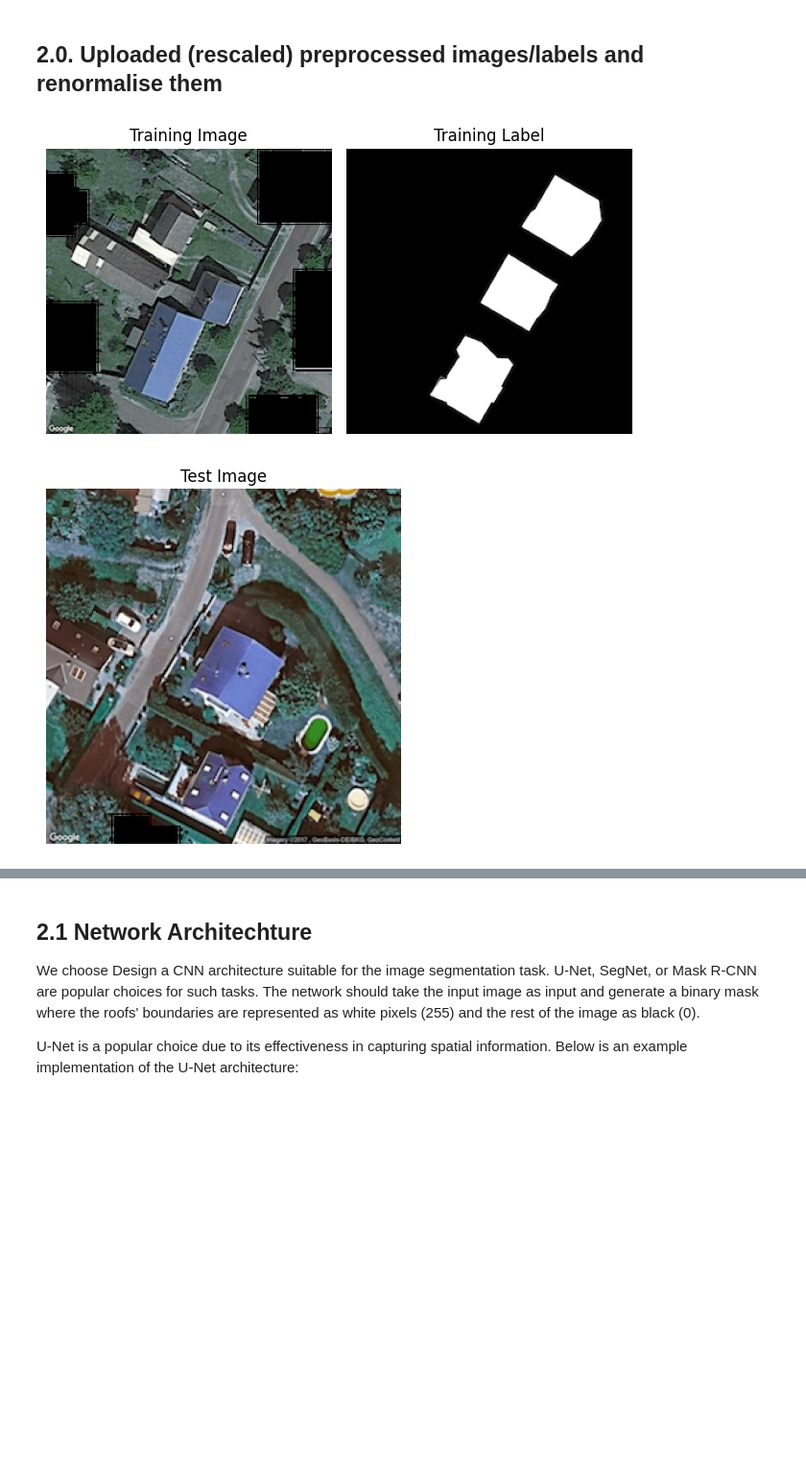
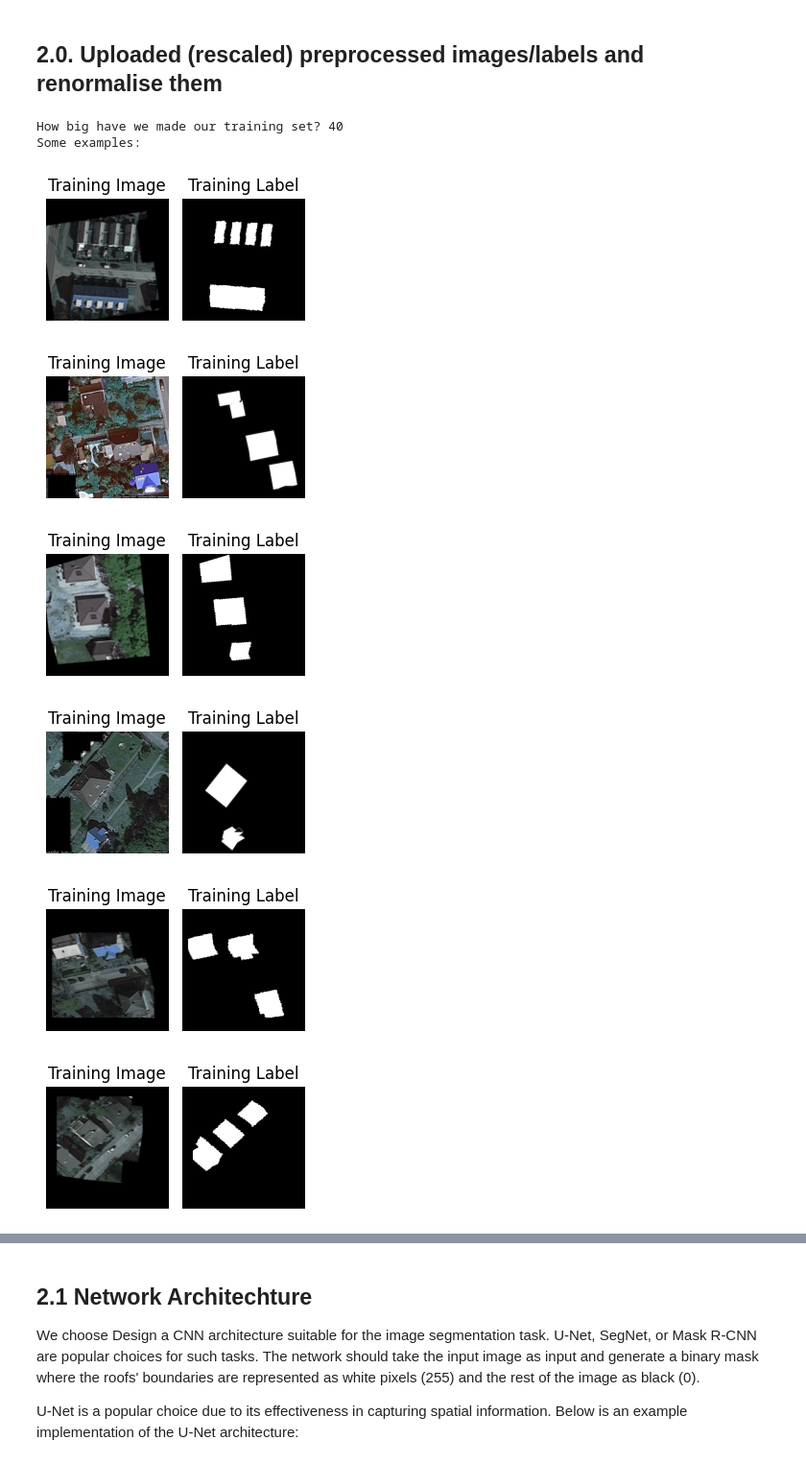
Before and after one commit to abhirup-ghosh/rooftop-detection-unet-image-segmentation, a Jupyter notebook: notebooks/data-modelling.ipynb, the cells around one changed output, grey strips where cells are left out. Shown at 96% size. Saved outputs shown, nothing was run; the diff lists cells and outputs as text; code cells hidden in the pictures; blank space fills up the shorter version.

```diff
--- a/notebooks/data-modelling.ipynb
+++ b/notebooks/data-modelling.ipynb
@@ -55,29 +58,30 @@ for filename in os.listdir(test_input_dir):
 # %%
-# Display a training image and its corresponding label
-index = 0  # Adjust the index to choose a specific training sample
+print(f"How big have we made our training set? {len(train_images)}")
+print("Some examples:")
 
-# Training image
-plt.subplot(1, 2, 1)
-plt.imshow(train_images[index])
-plt.title('Training Image')
-plt.axis('off')
+for index in range(len(train_images))[-10:]:
 
-# Training label
-plt.subplot(1, 2, 2)
-plt.imshow(train_labels[index], cmap='gray')
-plt.title('Training Label')
-plt.axis('off')
+    plt.figure(figsize=(3,2))
+    # Training image
+    plt.subplot(1, 2, 1)
+    plt.imshow(train_images[index])
+    plt.title('Training Image')
+    plt.axis('off')
 
-plt.tight_layout()
-plt.show()
+    # Training label
+    plt.subplot(1, 2, 2)
+    plt.imshow(train_labels[index], cmap='gray')
+    plt.title('Training Label')
+    plt.axis('off')
 
-# Display a test image
-test_index = 0  # Adjust the index to choose a specific test sample
-
-plt.imshow(test_images[test_index])
-plt.title('Test Image')
-plt.axis('off')
-plt.show()
+    plt.tight_layout()
+    plt.show()
 # %% [output]
+How big have we made our training set? 40
+Some examples:
-[figure, old version]
+[figure, new version]
-[figure, old version]
+[figure, new version]
+[figure, added]
+[figure, added]
+[figure, added]
+[figure, added]
```
Also changed, not shown: parts of 11 cells of this notebook.
